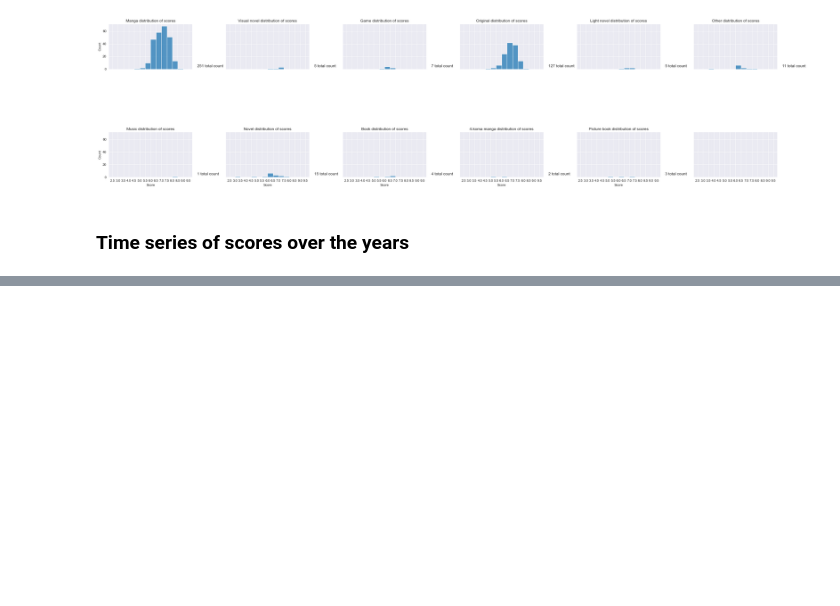
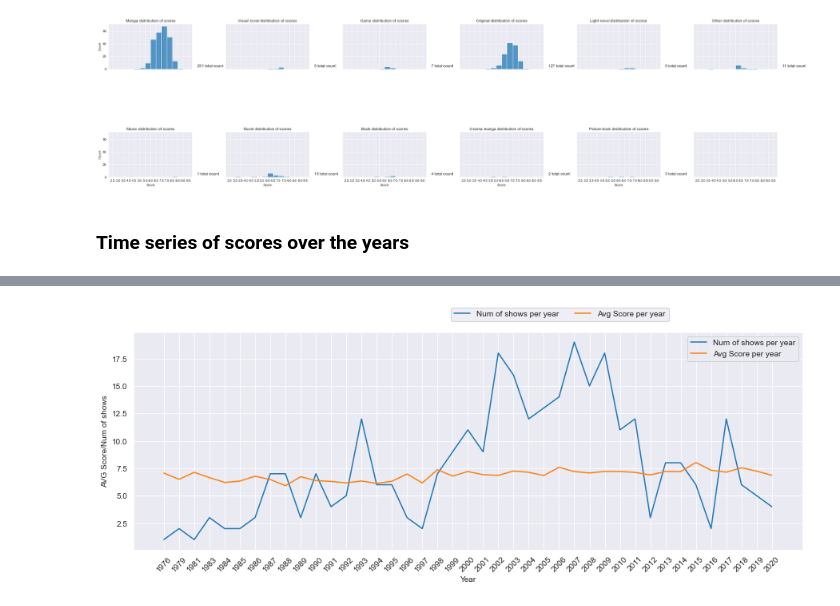
Before and after one commit to CalebWelch/tensorflow-exercises, a Jupyter notebook: animeAnalysis/mal_api.ipynb, the cells around one changed output, grey strips where cells are left out. Saved outputs shown, nothing was run; the diff lists cells and outputs as text; code cells hidden in the pictures; blank space fills up the shorter version.

```diff
--- a/animeAnalysis/mal_api.ipynb
+++ b/animeAnalysis/mal_api.ipynb
@@ -446,0 +417,4 @@ array([18.,  0., 19.,  3.,  2.,  1., 20.,  4.,  5.,  6.,  7.,  8.,  9.,
+# %%
+plotShowsOverTime(getStudio('Madhouse'))
+# %% [output]
+[figure, added]
```
Also changed, not shown: parts of 10 cells of this notebook.
